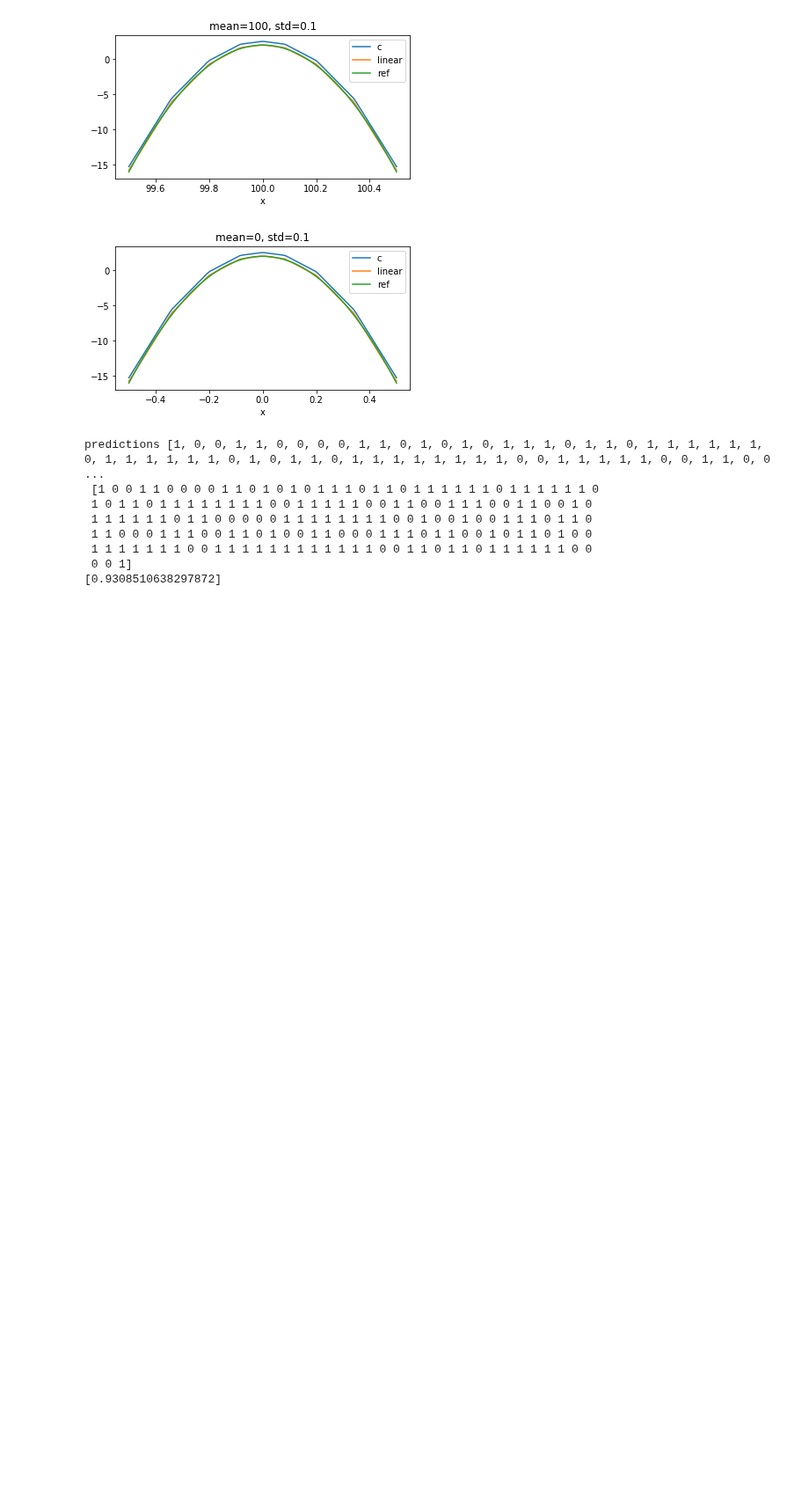
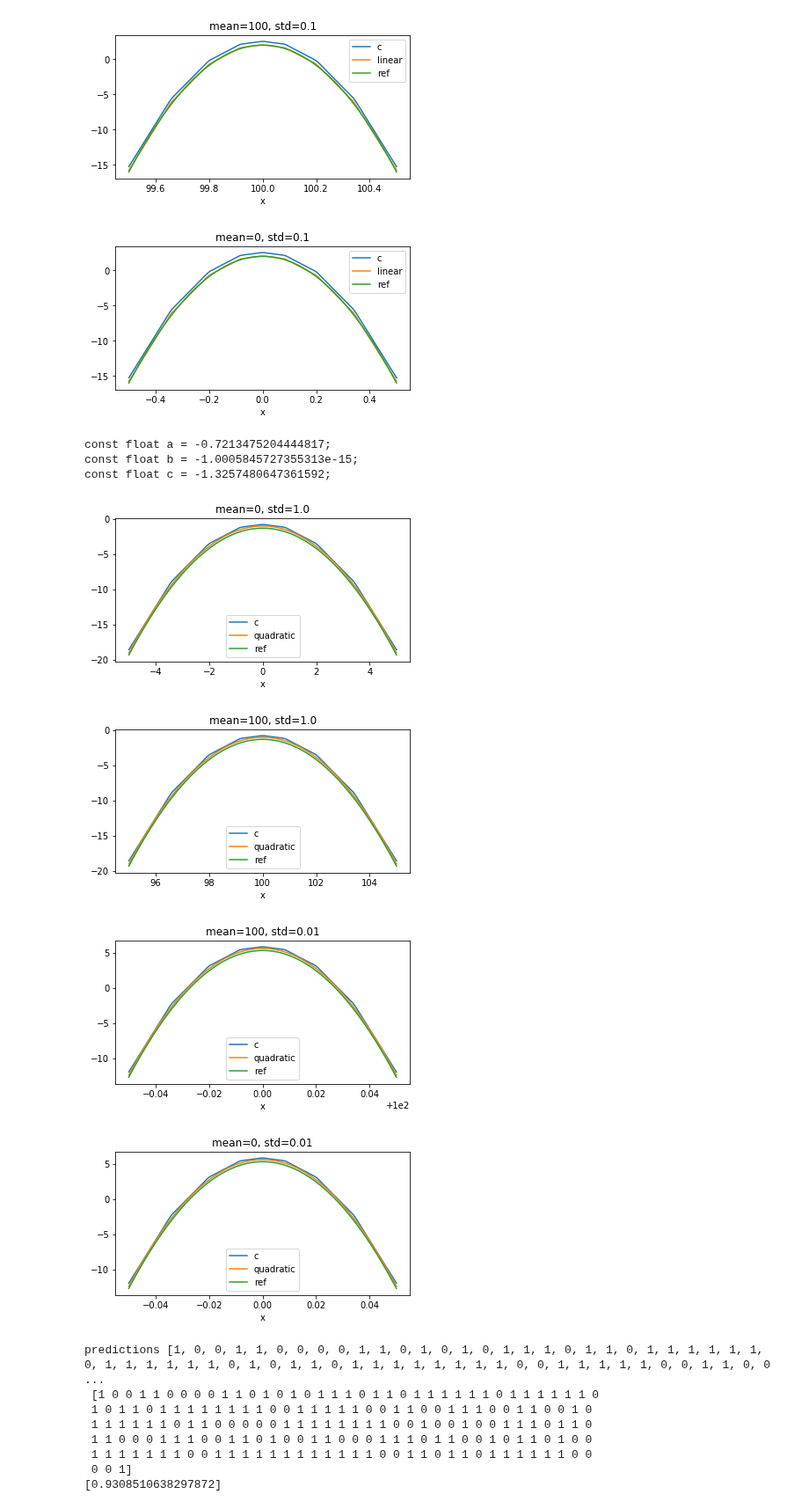
Before and after one commit to jonnor/embeddedml, a Jupyter notebook: NaiveBayes.ipynb, the cells around one changed output. Shown at 88% size. Cells and saved outputs as stored; diff of their text form; code cells hidden in the pictures; blank space fills up the shorter version.

Commit message:
embayes: Looks like logprob is quadratic

```diff
--- a/NaiveBayes.ipynb
+++ b/NaiveBayes.ipynb
@@ -176,6 +176,54 @@ const float c = 5.042867068181607;
 [figure]
 [figure]
 [figure]
+# %%
+def quadratic(x, a, b, c):
+    return a*(x**2) + b*x + c
+
+fitx = numpy.linspace(-5, 5, 30)
+fity = logprob_ref(fitx, 0.0, 1.0)
+p0 = [0, 0, 0]
+pnames = ['a', 'b', 'c']
+popt_quadratic, pcov = curve_fit(quadratic, fitx, fity, p0=p0)
+
+vals = dict(zip(pnames, popt_quadratic))
+print(c_constants(vals))
+
+def p_q(x, mean, std):
+    xm = (x - mean) / (std)
+    p = quadratic(xm, *popt_quadratic) - numpy.log2(std)
+    return p + 0.3
+
+def prob_loglin_quadratic(x, mean, std):
+    if numpy.isscalar(x):
+        x = [x]
+    v = [ p_q(xx, mean, std) for xx in x ]
+    return numpy.array(v)
+
+sigma = 5
+means, stds = ((0, 100, 100, 0), (1.0, 1.0, 0.01, 0.01))
+for mean, std in zip(means, stds):
+    start = mean-(sigma*std)
+    points = numpy.linspace(start, mean+(sigma*std), 100)
+
+    ref = logprob_ref(points, mean, std)
+    fit = prob_loglin_quadratic(points, mean, std)
+
+    c = prob_loglin(points, mean, std) + 0.5
+    df = pandas.DataFrame({
+        'x': points,
+        'ref': ref,
+        'c': c,
+        'quadratic': fit,
+    }).plot(x='x', figsize=(6,3), title='mean={}, std={}'.format(mean, std))
+# %% [output]
+const float a = -0.7213475204444817;
+const float b = -1.0005845727355313e-15;
+const float c = -1.3257480647361592;
+[figure, added]
+[figure, added]
+[figure, added]
+[figure, added]
 # %%
 class GaussianNB(object):
     def __init__(self):
```
Also changed, not shown: 1 other file.
